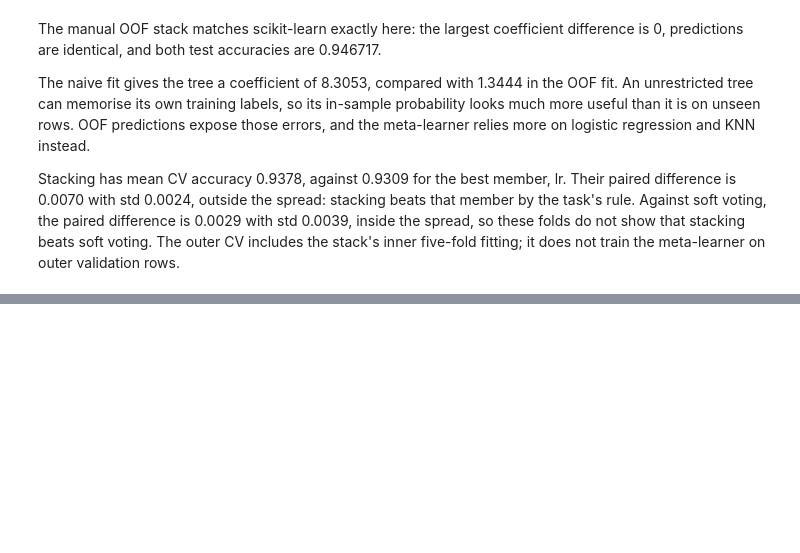
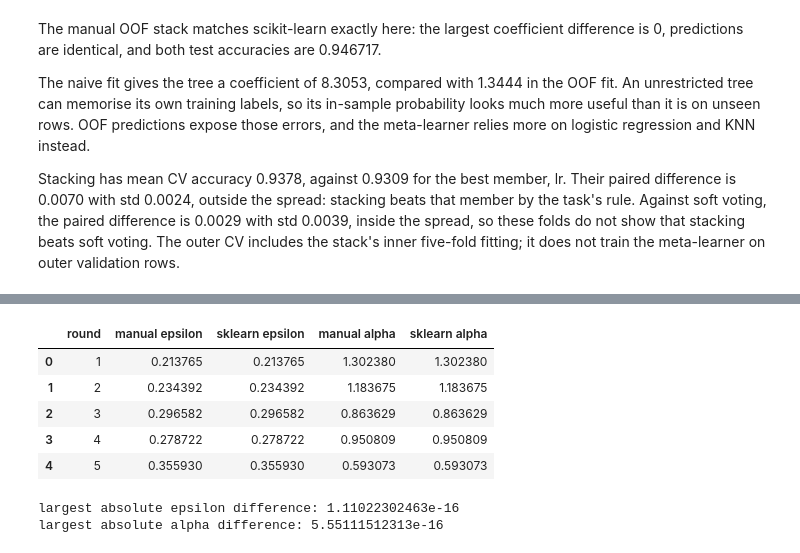
Before and after one commit to danii1kq/li_ML_task_4, a Jupyter notebook: li_task4.ipynb, the cells around one changed output, grey strips where cells are left out. Drawn from its saved outputs; the diff is of its cells as text; code cells hidden in the pictures; blank space fills up the shorter version.

```diff
--- a/li_task4.ipynb
+++ b/li_task4.ipynb
@@ -449,0 +516,29 @@ Stacking has mean CV accuracy 0.9378, against 0.9309 for the best member, lr. Th
+# %%
+ada.fit(X_train, y_train)
+w = np.full(len(y_train), 1 / len(y_train))
+round_rows = []
+for t, stump in enumerate(ada.estimators_[:5]):
+    predictions = stump.predict(X_train)
+    epsilon = w[predictions != y_train].sum() / w.sum()
+    alpha, w = adaboost_step(y_train, predictions, w)
+    round_rows.append({
+        "round": t + 1, "manual epsilon": epsilon, "sklearn epsilon": ada.estimator_errors_[t],
+        "manual alpha": alpha, "sklearn alpha": ada.estimator_weights_[t],
+    })
+
+round_check = pd.DataFrame(round_rows)
+display(round_check.round(8))
+epsilon_gap = np.max(np.abs(round_check["manual epsilon"] - round_check["sklearn epsilon"]))
+alpha_gap = np.max(np.abs(round_check["manual alpha"] - round_check["sklearn alpha"]))
+print(f"largest absolute epsilon difference: {epsilon_gap:.12g}")
+print(f"largest absolute alpha difference: {alpha_gap:.12g}")
+assert epsilon_gap < 1e-10 and alpha_gap < 1e-10
+# %% [output]
+|  | round | manual epsilon | sklearn epsilon | manual alpha | sklearn alpha |
+| 0 | 1 | 0.213765 | 0.213765 | 1.302380 | 1.302380 |
+| 1 | 2 | 0.234392 | 0.234392 | 1.183675 | 1.183675 |
+| 2 | 3 | 0.296582 | 0.296582 | 0.863629 | 0.863629 |
+| 3 | 4 | 0.278722 | 0.278722 | 0.950809 | 0.950809 |
+| 4 | 5 | 0.355930 | 0.355930 | 0.593073 | 0.593073 |
+largest absolute epsilon difference: 1.11022302463e-16
+largest absolute alpha difference: 5.55111512313e-16
```
Also changed, not shown: parts of 11 cells of this notebook.
